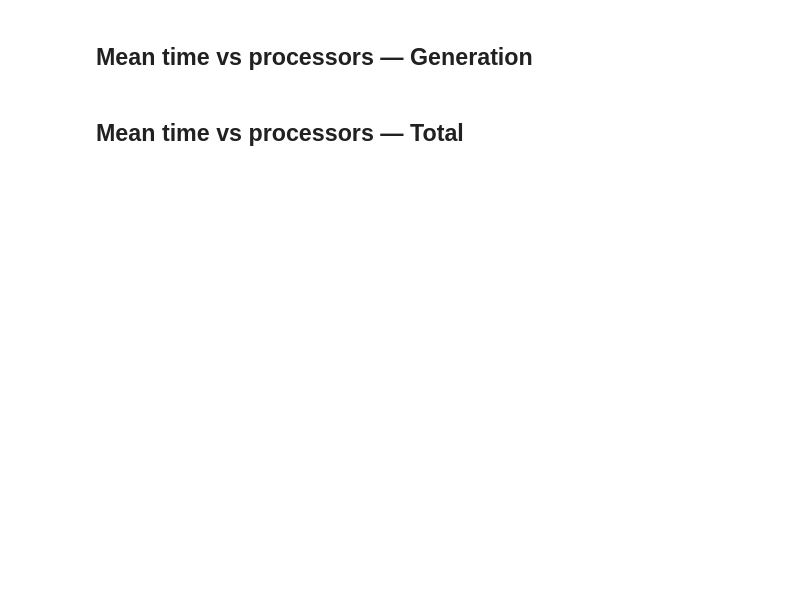
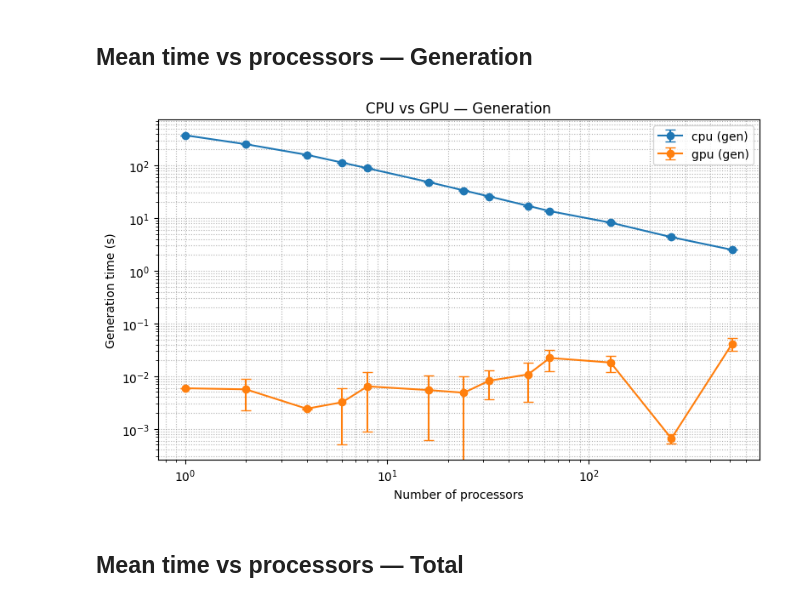
Before and after one commit to FernandoSchett/particles_pipeline_gpu, a Jupyter notebook: gen_results.ipynb, the cells around one changed output. Saved outputs shown, nothing was run; the diff lists cells and outputs as text; code cells hidden in the pictures; blank space fills up the shorter version.

Commit message:
new results visualizations

```diff
--- a/gen_results.ipynb
+++ b/gen_results.ipynb
@@ -104,5 +105,5 @@ def savefig(results_dir, name):
 ## Load data (choose weak or strong)
 # %%
 # Choose one:
-# df, summary, with_base, results_dir = prepare_data("results_strong.csv", "strong")
-df, summary, with_base, results_dir = prepare_data("results_weak.csv", "weak")
+df, summary, with_base, results_dir = prepare_data("results_strong.csv", "strong")
+# df, summary, with_base, results_dir = prepare_data("results_weak.csv", "weak")
@@ -156,14 +182,17 @@ savefig(results_dir, "splitters_time")
 # %%
 plt.figure(figsize=(8,5))
 for dev in summary["device"].unique():
     sub = summary[summary["device"] == dev].sort_values("num_procs")
     plt.errorbar(sub["num_procs"], sub["gen_mean"], yerr=sub["gen_std"], marker="o", capsize=4, label=f"{dev} (gen)")
 plt.xscale("log")
 plt.xlabel("Number of processors")
+plt.yscale("log")
 plt.ylabel("Generation time (s)")
 plt.title("CPU vs GPU — Generation")
 plt.legend(); plt.grid(True, which="both", ls=":")
 savefig(results_dir, "generation_time")
+# %% [output]
+[figure, added]
 # %% [markdown]
 ## Mean time vs processors — Total
 # %%
```
Also changed, not shown: parts of 16 cells of this notebook, 16 other files.
